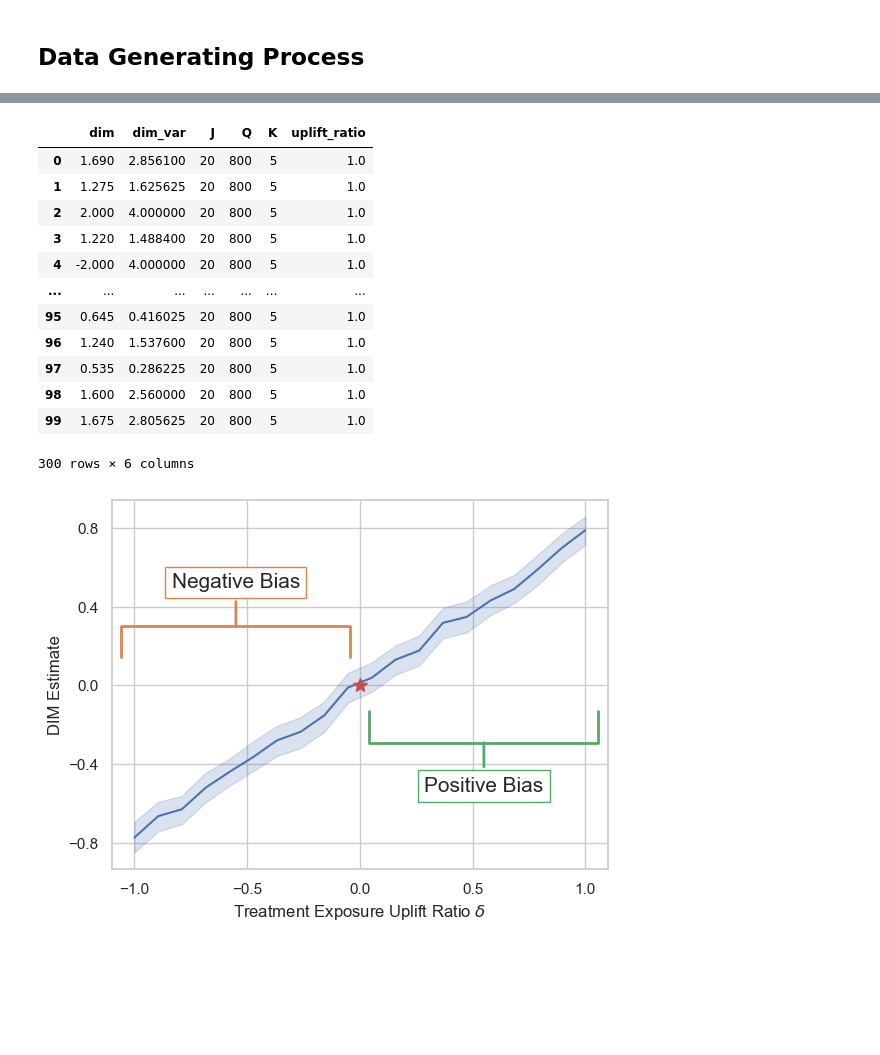
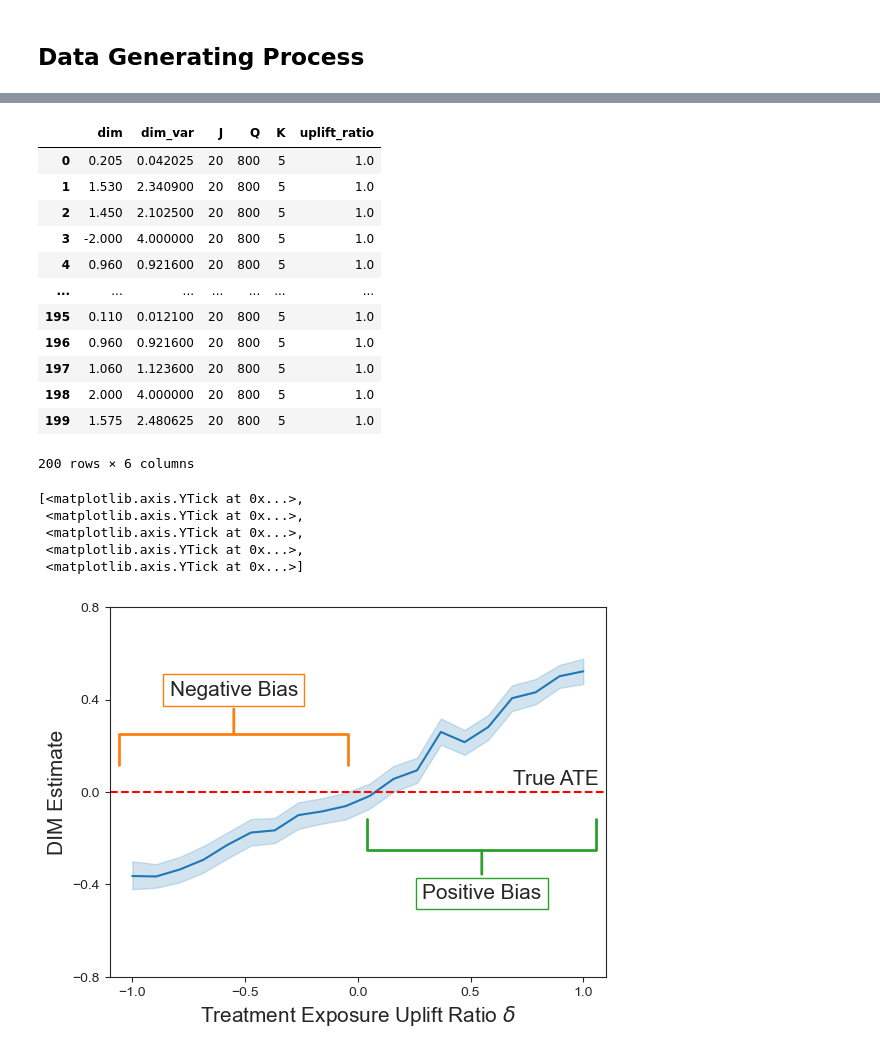
Before and after one commit to ShichaoHan/MarketplaceInterference, a Jupyter notebook: dim_bias.ipynb, the cells around one changed output, grey strips where cells are left out. Saved outputs shown, nothing was run; the diff lists cells and outputs as text; code cells hidden in the pictures; blank space fills up the shorter version.

```diff
--- a/dim_bias.ipynb
+++ b/dim_bias.ipynb
@@ -27,7 +27,7 @@ def dim_est(obs_T, obs_C, treated_probability, Q):
     var = np.sum((obs_T - tau1)**2)/ Q/treated_probability**2  + np.sum((obs_C - tau0)**2)/ Q/(1-treated_probability)**2
     return estimate, var
 
-def DGP_new_homogeneous(J, Q, K, promo_ratio, query_matrix, selected_indices, X_goodbads, X_utility, treated_probability=0.5, treat_control_pool = [True, False]):
+def DGP_new_heterogeneous(J, Q, K, promo_ratio, query_matrix, selected_indices, X_goodbads, X_utility, treated_probability=0.5, treat_control_pool = [True, False]):
     ## Randomize over the treatment assignment matrix
     treatment_dict = {}
     for j in range(J):
@@ -40,7 +40,7 @@ def DGP_new_homogeneous(J, Q, K, promo_ratio, query_matrix, selected_indices, X_
     outcome_noise =  np.random.normal(size=(Q, K))
     W_matrix = W_matrix.reshape(Q,K)
     # W_matrix = W_matrix.reshape(Q,K)
-    final_score_matrix = W_matrix * promo_ratio   + X_utility
+    final_score_matrix = W_matrix * promo_ratio * X_goodbads   + X_utility
 
     X_logit = np.apply_along_axis(logistic_row, axis=1, arr=final_score_matrix)
     expose_indices = np.array([np.random.choice(np.arange(K), size = 1, p = X_logit[i,:]) for i in range(Q)])
@@ -84,15 +83,15 @@ results_df = pd.DataFrame()
 dim_B, dim_var_B= [],[]
 truth= []
 ## Number of MC simulations
-B = 200
+B = 1000
 
 treated_probability = 0.5
 
-for uplift_ratio in np.linspace(-1, 1, 20):
+for uplift_ratio in np.linspace(-1, 1, 16):
     print(f"Start K = {K}, Q = {Q}, J = {J}, uplift_ratio = {uplift_ratio}")
     # Ground truth
-    result_T = DGP_new_homogeneous(J, Q, K, uplift_ratio, query_matrix, selected_indices, X_goodbads, X_utility,  treated_probability=1)
-    result_C = DGP_new_homogeneous(J, Q, K, uplift_ratio, query_matrix, selected_indices, X_goodbads, X_utility,  treated_probability=0)
+    result_T = DGP_new_heterogeneous(J, Q, K, uplift_ratio, query_matrix, selected_indices, X_goodbads, X_utility,  treated_probability=1)
+    result_C = DGP_new_heterogeneous(J, Q, K, uplift_ratio, query_matrix, selected_indices, X_goodbads, X_utility,  treated_probability=0)
     T_gt = np.sum(result_T[-1] * X_utility , axis = 1 )
     C_gt = np.sum(result_C[-1] * X_utility , axis = 1 )
     ground_truth = np.mean(T_gt) - np.mean(C_gt)
@@ -108,7 +107,7 @@ for uplift_ratio in np.linspace(-1, 1, 20):
             print(b)
         ## DGP and data pre-processing
         (query_matrix, X_goodbads,X_utility,W_matrix,
-         exposure_matrix, outcome_potential, X_logit)= DGP_new_homogeneous(J, Q, K, uplift_ratio, query_matrix,
+         exposure_matrix, outcome_potential, X_logit)= DGP_new_heterogeneous(J, Q, K, uplift_ratio, query_matrix,
                                                                            selected_indices, X_goodbads, X_utility,
                                                                            treated_probability=treated_probability,
                                                                            treat_control_pool = [True, False])
@@ -157,39 +156,47 @@ DIM mean 0.78375 stderr 0.057166114853993706
 results_df.query("uplift_ratio==1.0")
 # %% [output]
 |  | dim | dim_var | J | Q | K | uplift_ratio |
-| 0 | 1.690 | 2.856100 | 20 | 800 | 5 | 1.0 |
-| 1 | 1.275 | 1.625625 | 20 | 800 | 5 | 1.0 |
-| 2 | 2.000 | 4.000000 | 20 | 800 | 5 | 1.0 |
-| 3 | 1.220 | 1.488400 | 20 | 800 | 5 | 1.0 |
-| 4 | -2.000 | 4.000000 | 20 | 800 | 5 | 1.0 |
+| 0 | 0.205 | 0.042025 | 20 | 800 | 5 | 1.0 |
+| 1 | 1.530 | 2.340900 | 20 | 800 | 5 | 1.0 |
+| 2 | 1.450 | 2.102500 | 20 | 800 | 5 | 1.0 |
+| 3 | -2.000 | 4.000000 | 20 | 800 | 5 | 1.0 |
+| 4 | 0.960 | 0.921600 | 20 | 800 | 5 | 1.0 |
 | ... | ... | ... | ... | ... | ... | ... |
-| 95 | 0.645 | 0.416025 | 20 | 800 | 5 | 1.0 |
-| 96 | 1.240 | 1.537600 | 20 | 800 | 5 | 1.0 |
-| 97 | 0.535 | 0.286225 | 20 | 800 | 5 | 1.0 |
-| 98 | 1.600 | 2.560000 | 20 | 800 | 5 | 1.0 |
-| 99 | 1.675 | 2.805625 | 20 | 800 | 5 | 1.0 |
+| 195 | 0.110 | 0.012100 | 20 | 800 | 5 | 1.0 |
+| 196 | 0.960 | 0.921600 | 20 | 800 | 5 | 1.0 |
+| 197 | 1.060 | 1.123600 | 20 | 800 | 5 | 1.0 |
+| 198 | 2.000 | 4.000000 | 20 | 800 | 5 | 1.0 |
+| 199 | 1.575 | 2.480625 | 20 | 800 | 5 | 1.0 |
-300 rows × 6 columns
+200 rows × 6 columns
 # %%
 results_df['DIM Bias'] = ['Positive Bias' if r > 0 else 'Negative Bias' for r in results_df['uplift_ratio']]
 # %%
 results_df.to_csv("results3005/dim_bias.csv")
 # %%
-sns.set_style("whitegrid")
+sns.set_style("ticks")
 ax = sns.lineplot(data=results_df, x="uplift_ratio", y="dim")
 c = sns.color_palette()
 ax.annotate('Negative Bias', xy=(0.25, 0.65), xytext=(0.25, 0.75), xycoords='axes fraction',
             fontsize=15, ha='center', va='bottom',
             bbox=dict(boxstyle='square', fc='white', color=c[1]),
             arrowprops=dict(arrowstyle="-[, widthB=5.5, lengthB=1.5", lw=2.0, color=c[1]))
-ax.plot(0, 0, marker="*", color="r", markersize=10)
+
 ax.annotate('Positive Bias', xy=(0.75, 0.35), xytext=(0.75, 0.2), xycoords='axes fraction',
             fontsize=15, ha='center', va='bottom',
             bbox=dict(boxstyle='square', fc='white', color=c[2]),
             arrowprops=dict(arrowstyle="-[, widthB=5.5, lengthB=1.5", lw=2.0, color=c[2]))
-ax.set_xlabel("Treatment Exposure Uplift Ratio $\delta$")
-ax.set_ylabel("DIM Estimate")
+ax.set_xlabel("Treatment Exposure Uplift Ratio $\delta$", fontsize=15)
+ax.set_ylabel("DIM Estimate", fontsize=15)
+ax.axhline(y=0.0, ls='--', c='r')
+ax.annotate('True ATE', xy=(0.75, 0.35), xytext=(0.9, 0.51), xycoords='axes fraction',
+            fontsize=15, ha='center', va='bottom')
 ax.set_xticks([-1.0, -0.5, 0, 0.5, 1.0])
 ax.set_yticks([-0.8, -0.4, 0, 0.4, 0.8])
-plt.savefig("results3005/dim_bias.pdf")
+#plt.savefig("results3005/dim_bias.pdf")
 # %% [output]
+[<matplotlib.axis.YTick at 0x...>,
+ <matplotlib.axis.YTick at 0x...>,
+ <matplotlib.axis.YTick at 0x...>,
+ <matplotlib.axis.YTick at 0x...>,
+ <matplotlib.axis.YTick at 0x...>]
-[figure, old version]
+[figure, new version]
```
Also changed, not shown: parts of 2 cells of this notebook, 2 other files.
